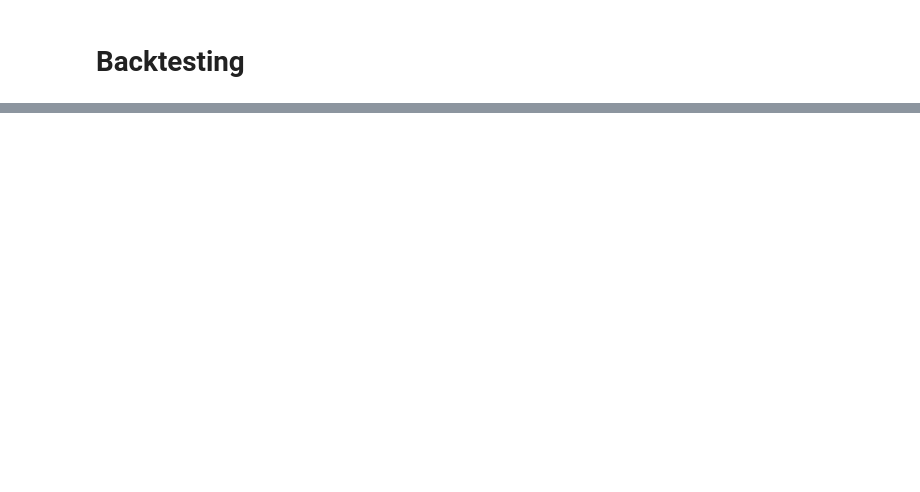
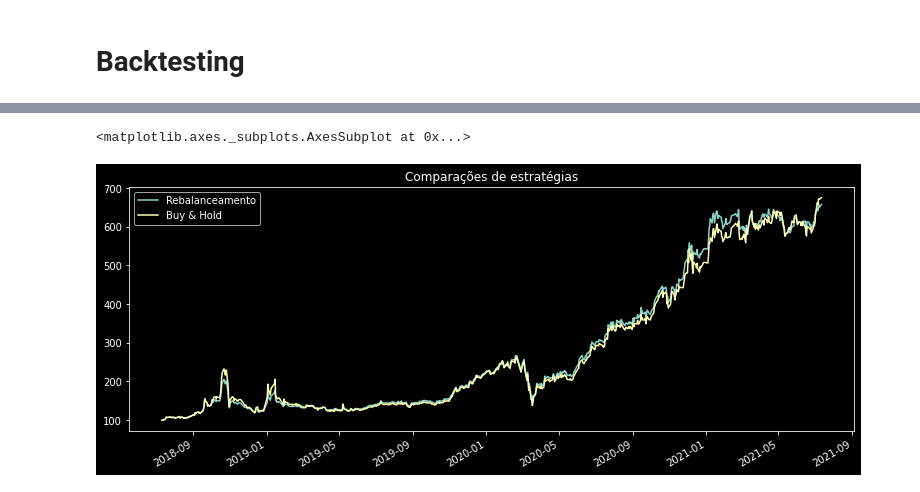
Before and after one commit to thecalebe00/Portfolio-Optimization, a Jupyter notebook: Portfolio_Optimization_FGV_Quant.ipynb, the cells around one changed output, grey strips where cells are left out. Saved outputs shown, nothing was run; the diff lists cells and outputs as text; code cells hidden in the pictures; blank space fills up the shorter version.

```diff
--- a/Portfolio_Optimization_FGV_Quant.ipynb
+++ b/Portfolio_Optimization_FGV_Quant.ipynb
@@ -164,14 +149,15 @@ KeyError: ignored
 # %%
 import bt
-juros = float(input("Qual a taxa de juros? *Digite separando as casas decimais como pontos* "))
-rebalancing = bt.Strategy("Rebalanceamento", [bt.algos.RunMonthly(run_on_end_of_period=True),
-                                                bt.algos.SelectAll(),
-                                                bt.algos.WeighSpecified(**composicao),
-                                                bt.algos.Rebalance()])
+rebalancing = bt.Strategy("Rebalanceamento",
+                          [bt.algos.RunMonthly(run_on_end_of_period=True),
+                           bt.algos.SelectAll(),
+                           bt.algos.WeighSpecified(**composicao),
+                           bt.algos.Rebalance()]
+                          )
 
-buyhold = bt.Strategy("Buy & Hold",[bt.algos.RunOnce,
-                                    bt.algos.SelectAll(),
-                                    bt.algos.WeighSpecified(**composicao),])
-
-bt1 = bt.Backtest(rebalancing, carteira)
-bt2 = bt.Backtest(buyhold, carteira)
+buyhold = bt.Strategy("Buy & Hold",
+                      [bt.algos.RunOnce(),
+                       bt.algos.SelectAll(),
+                       bt.algos.WeighSpecified(**composicao),
+                       bt.algos.Rebalance()]
+                      )
@@ -180,4 +164,5 @@ Qual a taxa de juros? *Digite separando as casas decimais como pontos* 4.5
+# %%
+bt1 = bt.Backtest(rebalancing, carteira, initial_capital=portfolio_value)
+bt2 = bt.Backtest(buyhold, carteira, initial_capital=portfolio_value)
 # %%
-result1 = bt.run(bt1)
-result1.display()
-result1.plot()
+results = bt.run(bt1, bt2)
@@ -266,0 +189,5 @@ ZeroDivisionError: ignored
+# %%
+results.plot(title="Comparações de estratégias",figsize=(13,5))
+# %% [output]
+<matplotlib.axes._subplots.AxesSubplot at 0x...>
+[figure, added]
```
Also changed, not shown: parts of 20 cells of this notebook.
